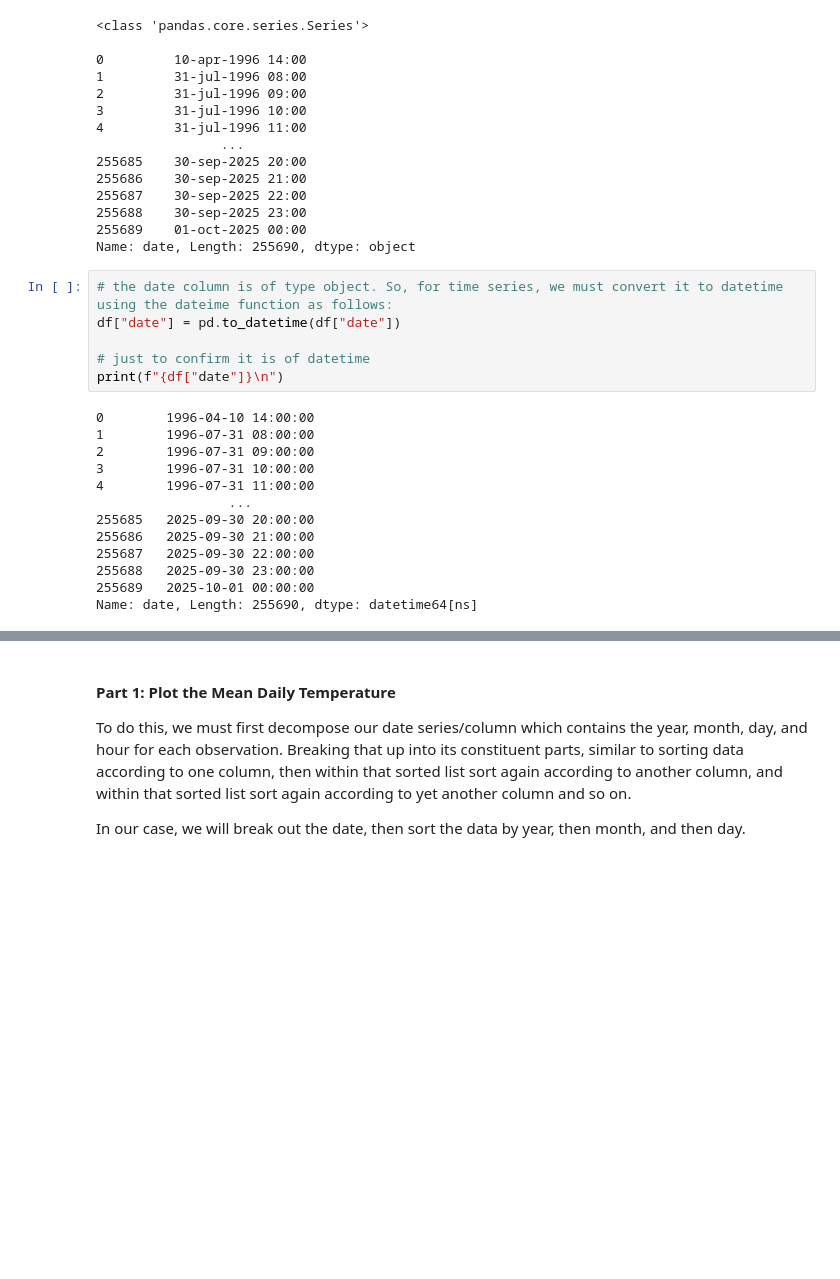
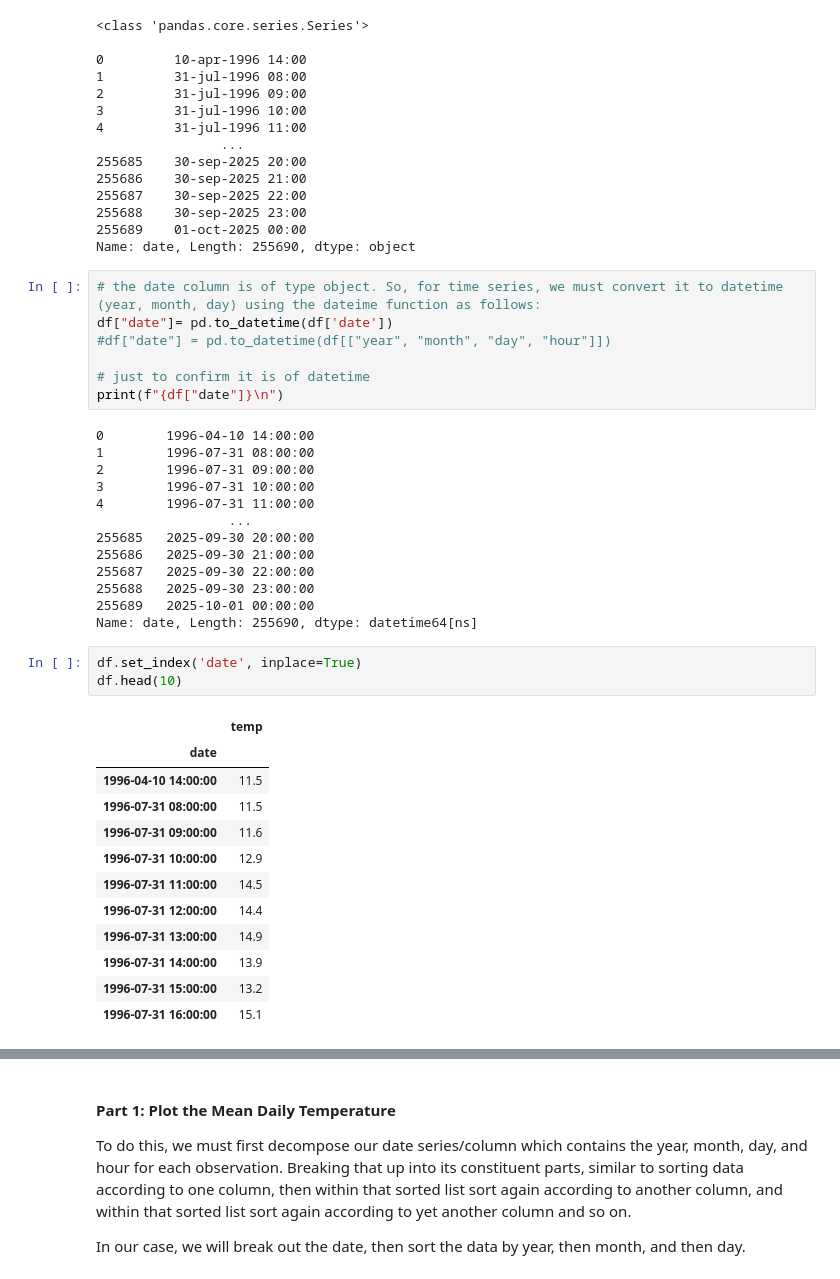
Before and after one commit to callagg2/PFDA, a Jupyter notebook: assignments/assignment_6_Weather.ipynb, the cells around one changed output, grey strips where cells are left out. Cells and saved outputs as stored; diff of their text form; blank space fills up the shorter version.

```diff
--- a/assignments/assignment_6_Weather.ipynb
+++ b/assignments/assignment_6_Weather.ipynb
@@ -101,8 +101,9 @@ print(f"{df["date"]}\n")
 255689    01-oct-2025 00:00
 Name: date, Length: 255690, dtype: object
 # %%
-# the date column is of type object. So, for time series, we must convert it to datetime using the dateime function as follows:
-df["date"] = pd.to_datetime(df["date"])
+# the date column is of type object. So, for time series, we must convert it to datetime (year, month, day) using the dateime function as follows:
+df["date"]= pd.to_datetime(df['date'])
+#df["date"] = pd.to_datetime(df[["year", "month", "day", "hour"]])
 
 # just to confirm it is of datetime
 print(f"{df["date"]}\n")
@@ -119,3 +120,19 @@ print(f"{df["date"]}\n")
 255688   2025-09-30 23:00:00
 255689   2025-10-01 00:00:00
 Name: date, Length: 255690, dtype: datetime64[ns]
+# %%
+df.set_index('date', inplace=True)
+df.head(10)
+# %% [output]
+|  | temp |
+| date |  |
+| 1996-04-10 14:00:00 | 11.5 |
+| 1996-07-31 08:00:00 | 11.5 |
+| 1996-07-31 09:00:00 | 11.6 |
+| 1996-07-31 10:00:00 | 12.9 |
+| 1996-07-31 11:00:00 | 14.5 |
+| 1996-07-31 12:00:00 | 14.4 |
+| 1996-07-31 13:00:00 | 14.9 |
+| 1996-07-31 14:00:00 | 13.9 |
+| 1996-07-31 15:00:00 | 13.2 |
+| 1996-07-31 16:00:00 | 15.1 |
```
Also changed, not shown: parts of 21 cells of this notebook, 4 other files.
